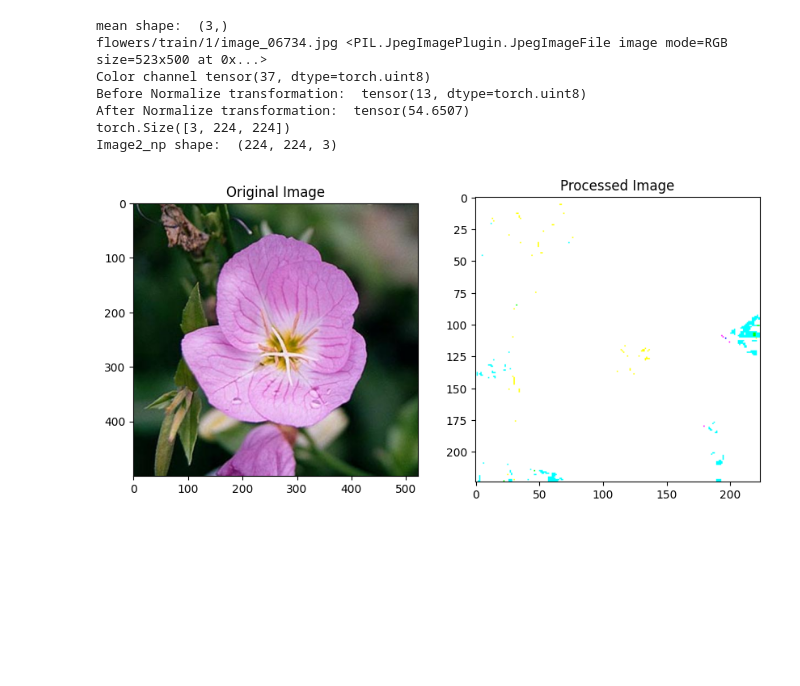
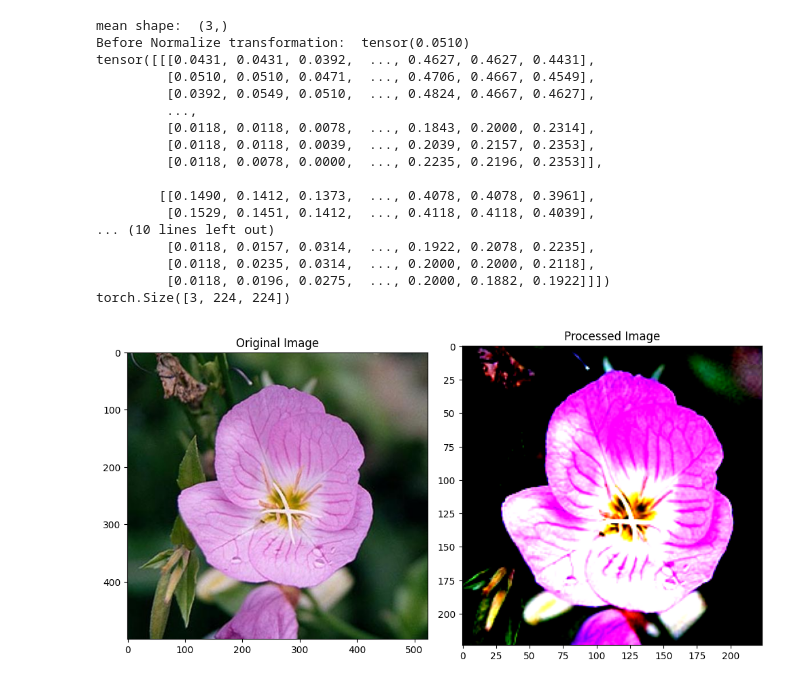
Before and after one commit to amnyulwa/aipnd-project, a Jupyter notebook: test.ipynb, the cells around one changed output. Drawn from its saved outputs; the diff is of its cells as text; code cells hidden in the pictures; blank space fills up the shorter version.

```diff
--- a/test.ipynb
+++ b/test.ipynb
@@ -18,7 +18,7 @@ def process_image(image):
     with Image.open(image) as im:
 
 
-        print('flowers/train/1/image_06734.jpg',im)
+        #print('flowers/train/1/image_06734.jpg',im)
 
         im.thumbnail(size)
 
@@ -54,18 +54,21 @@ def process_image(image):
 
         #we are converting this back to torch tensor because the model is expecting a torch tensor as well as transposing the the color channel
         np_image = torch.from_numpy(np_image)
-        np_image = np_image.permute(2, 0, 1)
-        print("Color channel", np_image[1,1,1])
+        tensor_image = np_image.permute(2, 0, 1)
+        #channels of images are typically encoded as integers 0-255, but the model expected floats 0-1.
+        tensor_image = tensor_image.float()/255
+        #print("Color channel", np_image[1,1,1])
 
         #Method 3: using torchvision transforms to normalize the image color channels
-        print("Before Normalize transformation: ", np_image[0,1,1])
+        print("Before Normalize transformation: ", tensor_image[0,1,1])
+        print(tensor_image)
         transform = transforms.Normalize(mean, std)
-        np_image = transform(np_image.float())
-        print("After Normalize transformation: ", np_image[0,1,1])
+        tensor_image = transform(tensor_image.float())
+        #print("After Normalize transformation: ", np_image[0,1,1])
 
 
-        print(np_image.shape)
+        print(tensor_image.shape)
 
 
-    return np_image
+    return tensor_image
 # %%
@@ -96,27 +98,23 @@ def imshow(image, ax=None, title=None):
 image1 = Image.open("flowers/train/1/image_06734.jpg")
 image2 = process_image('flowers/train/1/image_06734.jpg')
 
-# Convert the processed image to a NumPy array for display with matplotlib
+
 image2_np = image2.permute(1, 2, 0).numpy()
-print("Image2_np shape: ", image2_np.shape)
-# Create a figure and axes for the two images
-fig, axes = plt.subplots(1, 2, figsize=(10, 5))  # 1 row, 2 columns
 
-# Display the first image (PIL Image)
+
+fig, axes = plt.subplots(1, 2, figsize=(10, 5))
+
 axes[0].imshow(image1)
 axes[0].set_title("Original Image")
-#axes[0].axis('off')  # Turn off axis ticks and labels
-
-# Display the second image (processed NumPy array)
+#axes[0].axis('off')
 
 
 axes[1].imshow(image2_np)
 axes[1].set_title("Processed Image")
 #axes[1].axis('off')
 
-# Adjust spacing between subplots
-#plt.tight_layout()
 
-# Show the plot
+plt.tight_layout()
+
 plt.show()
 # %% [output]
@@ -124,8 +122,18 @@ WARNING:matplotlib.image:Clipping input data to the valid range for imshow with
 mean shape:  (3,)
-flowers/train/1/image_06734.jpg <PIL.JpegImagePlugin.JpegImageFile image mode=RGB size=523x500 at 0x...>
-Color channel tensor(37, dtype=torch.uint8)
-Before Normalize transformation:  tensor(13, dtype=torch.uint8)
-After Normalize transformation:  tensor(54.6507)
+Before Normalize transformation:  tensor(0.0510)
+tensor([[[0.0431, 0.0431, 0.0392,  ..., 0.4627, 0.4627, 0.4431],
+         [0.0510, 0.0510, 0.0471,  ..., 0.4706, 0.4667, 0.4549],
+         [0.0392, 0.0549, 0.0510,  ..., 0.4824, 0.4667, 0.4627],
+         ...,
+         [0.0118, 0.0118, 0.0078,  ..., 0.1843, 0.2000, 0.2314],
+         [0.0118, 0.0118, 0.0039,  ..., 0.2039, 0.2157, 0.2353],
+         [0.0118, 0.0078, 0.0000,  ..., 0.2235, 0.2196, 0.2353]],
+
+        [[0.1490, 0.1412, 0.1373,  ..., 0.4078, 0.4078, 0.3961],
+         [0.1529, 0.1451, 0.1412,  ..., 0.4118, 0.4118, 0.4039],
+... (10 lines left out)
+         [0.0118, 0.0157, 0.0314,  ..., 0.1922, 0.2078, 0.2235],
+         [0.0118, 0.0235, 0.0314,  ..., 0.2000, 0.2000, 0.2118],
+         [0.0118, 0.0196, 0.0275,  ..., 0.2000, 0.1882, 0.1922]]])
 torch.Size([3, 224, 224])
-Image2_np shape:  (224, 224, 3)
-[figure, old version]
+[figure, new version]
```
Also changed, not shown: parts of 3 cells of this notebook.
